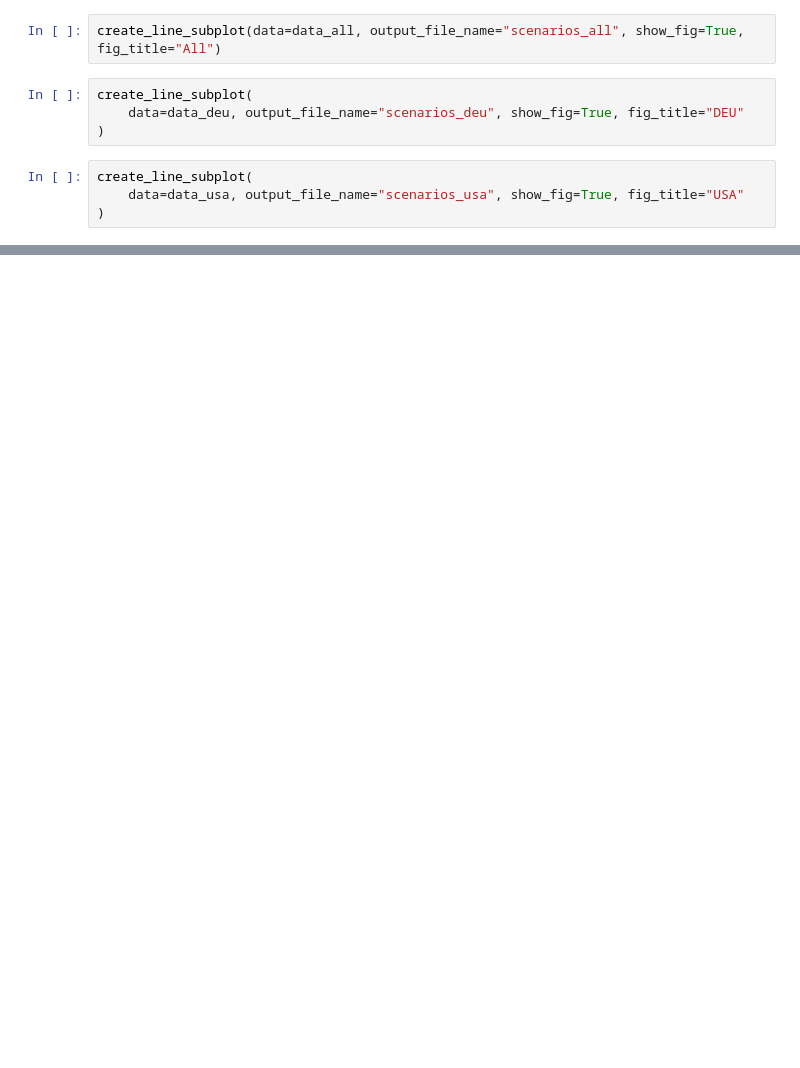
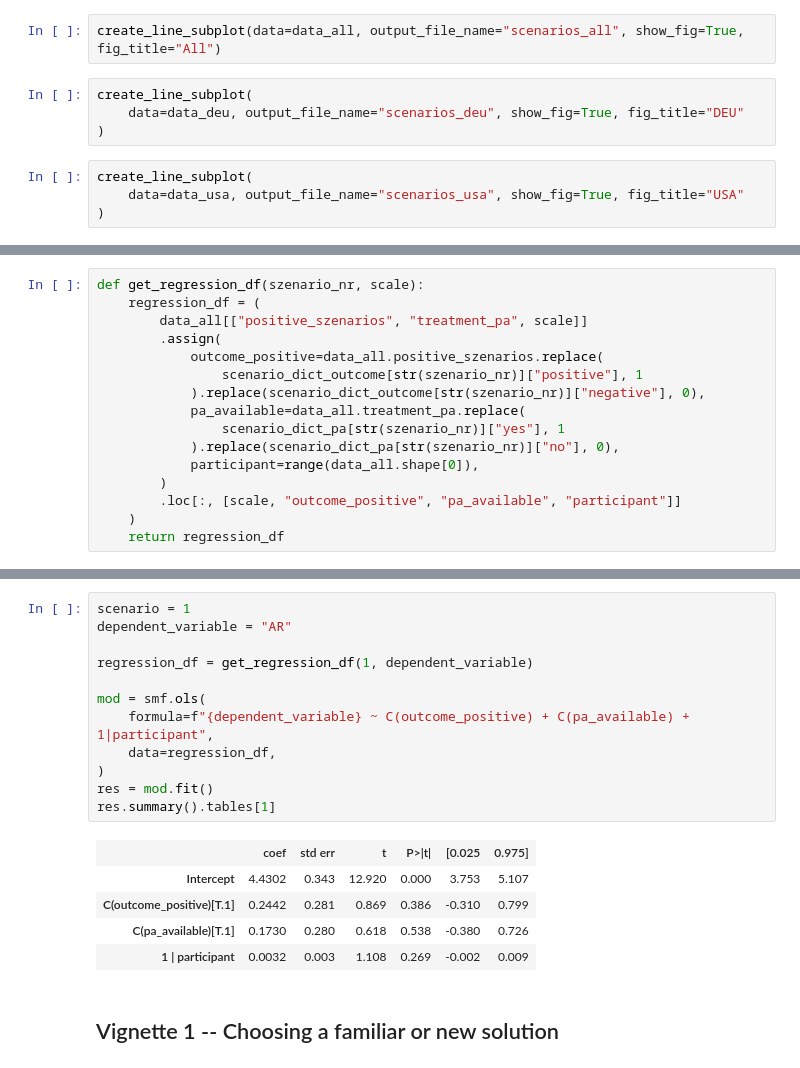
Before and after one commit to FlavourDave92/pa-leadership-survey, a Jupyter notebook: analysis/notebooks/analysis.ipynb, the cells around one changed output, grey strips where cells are left out. Drawn from its saved outputs; the diff is of its cells as text; blank space fills up the shorter version.

```diff
--- a/analysis/notebooks/analysis.ipynb
+++ b/analysis/notebooks/analysis.ipynb
@@ -321,0 +370,16 @@ create_line_subplot(
+# %%
+def get_regression_df(szenario_nr, scale):
+    regression_df = (
+        data_all[["positive_szenarios", "treatment_pa", scale]]
+        .assign(
+            outcome_positive=data_all.positive_szenarios.replace(
+                scenario_dict_outcome[str(szenario_nr)]["positive"], 1
+            ).replace(scenario_dict_outcome[str(szenario_nr)]["negative"], 0),
+            pa_available=data_all.treatment_pa.replace(
+                scenario_dict_pa[str(szenario_nr)]["yes"], 1
+            ).replace(scenario_dict_pa[str(szenario_nr)]["no"], 0),
+            participant=range(data_all.shape[0]),
+        )
+        .loc[:, [scale, "outcome_positive", "pa_available", "participant"]]
+    )
+    return regression_df
@@ -321,0 +461,20 @@ create_line_subplot(
+# %%
+scenario = 1
+dependent_variable = "AR"
+
+regression_df = get_regression_df(1, dependent_variable)
+
+mod = smf.ols(
+    formula=f"{dependent_variable} ~ C(outcome_positive) + C(pa_available) + 1|participant",
+    data=regression_df,
+)
+res = mod.fit()
+res.summary().tables[1]
+# %% [output]
+|  | coef | std err | t | P>|t| | [0.025 | 0.975] |
+| Intercept | 4.4302 | 0.343 | 12.920 | 0.000 | 3.753 | 5.107 |
+| C(outcome_positive)[T.1] | 0.2442 | 0.281 | 0.869 | 0.386 | -0.310 | 0.799 |
+| C(pa_available)[T.1] | 0.1730 | 0.280 | 0.618 | 0.538 | -0.380 | 0.726 |
+| 1 | participant | 0.0032 | 0.003 | 1.108 | 0.269 | -0.002 | 0.009 |
+# %% [markdown]
+## Vignette 1 -- Choosing a familiar or new solution
```
Also changed, not shown: parts of 12 cells of this notebook, 5 other files.
